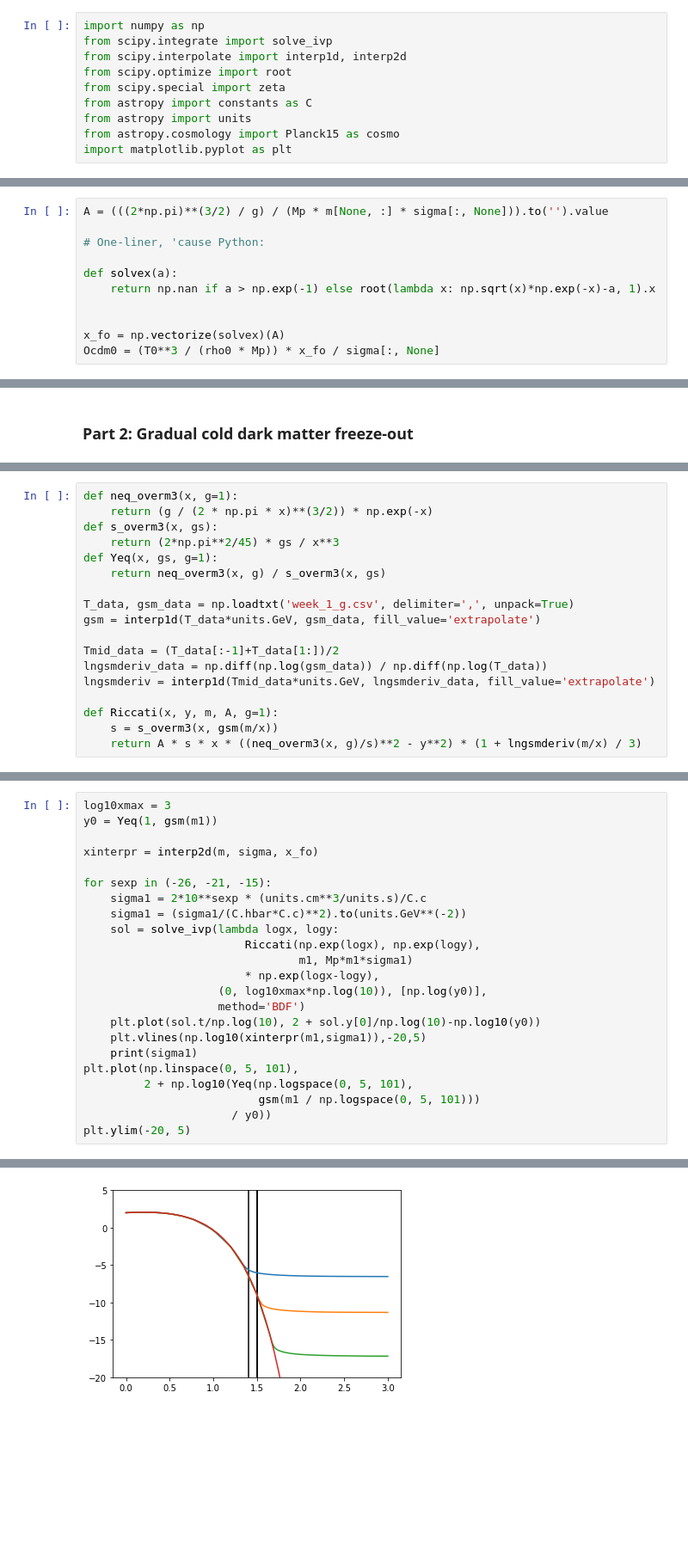
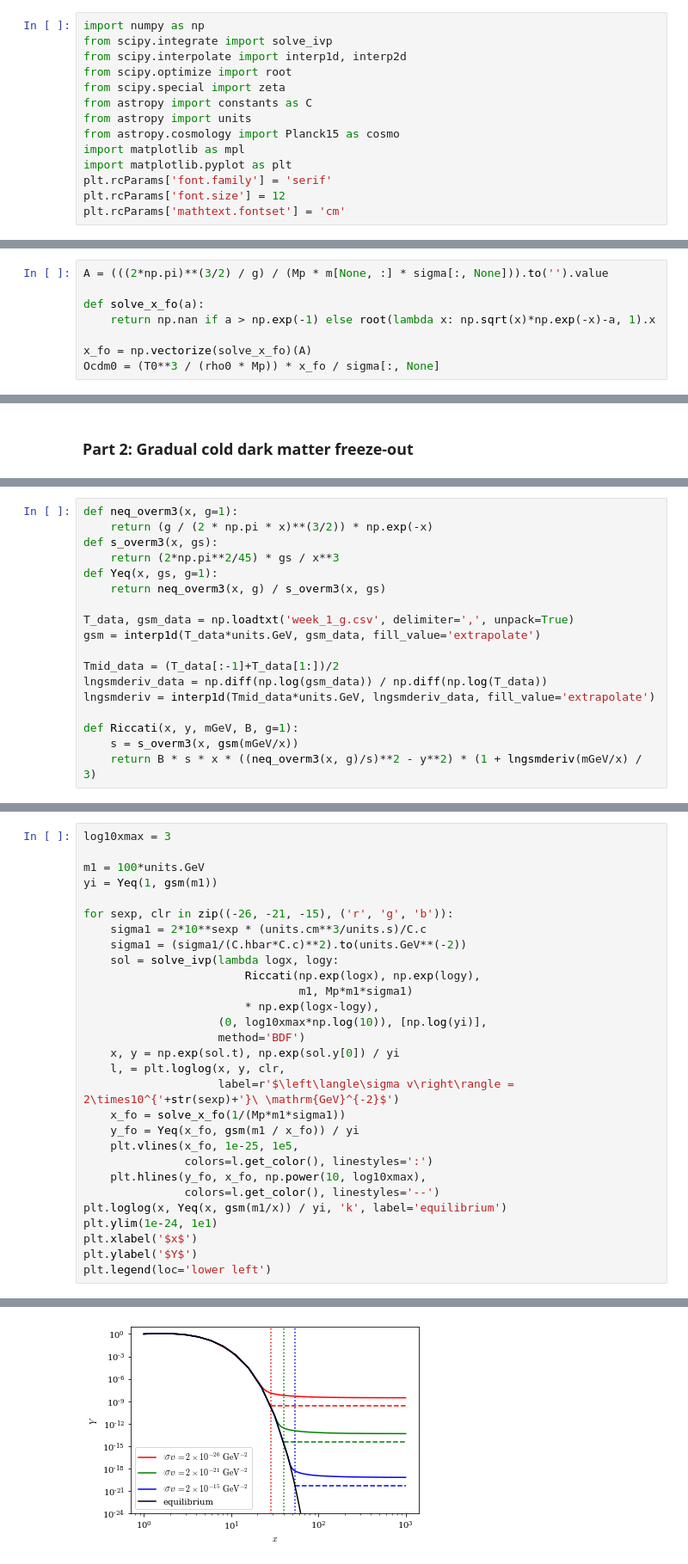
Before and after one commit to adam-coogan/gss19_sterile_nus, a Jupyter notebook: notebooks/week_1.ipynb, the cells around one changed output, grey strips where cells are left out. Shown at 86% size. Drawn from its saved outputs; the diff is of its cells as text; blank space fills up the shorter version.

```diff
--- a/notebooks/week_1.ipynb
+++ b/notebooks/week_1.ipynb
@@ -11,7 +11,11 @@ from scipy.special import zeta
 from astropy import constants as C
 from astropy import units
 from astropy.cosmology import Planck15 as cosmo
+import matplotlib as mpl
 import matplotlib.pyplot as plt
+plt.rcParams['font.family'] = 'serif'
+plt.rcParams['font.size'] = 12
+plt.rcParams['mathtext.fontset'] = 'cm'
 # %% [markdown]
 We will be working in mass units, so define some constants in $\mathrm{GeV}$ (that's not even a mass unit, btw...):
 # %%
@@ -70,12 +87,9 @@ $$\Omega_{\textrm{CDM}, 0} = \frac{T_0^3}{\rho_c M_p} \frac{x_{fo}}{\left\langle
 # %%
 A = (((2*np.pi)**(3/2) / g) / (Mp * m[None, :] * sigma[:, None])).to('').value
 
-# One-liner, 'cause Python:
-
-def solvex(a):
+def solve_x_fo(a):
     return np.nan if a > np.exp(-1) else root(lambda x: np.sqrt(x)*np.exp(-x)-a, 1).x
 
-
-x_fo = np.vectorize(solvex)(A)
+x_fo = np.vectorize(solve_x_fo)(A)
 Ocdm0 = (T0**3 / (rho0 * Mp)) * x_fo / sigma[:, None]
 # %%
@@ -123,6 +139,6 @@ Tmid_data = (T_data[:-1]+T_data[1:])/2
 lngsmderiv_data = np.diff(np.log(gsm_data)) / np.diff(np.log(T_data))
 lngsmderiv = interp1d(Tmid_data*units.GeV, lngsmderiv_data, fill_value='extrapolate')
 
-def Riccati(x, y, m, A, g=1):
-    s = s_overm3(x, gsm(m/x))
-    return A * s * x * ((neq_overm3(x, g)/s)**2 - y**2) * (1 + lngsmderiv(m/x) / 3)
+def Riccati(x, y, mGeV, B, g=1):
+    s = s_overm3(x, gsm(mGeV/x))
+    return B * s * x * ((neq_overm3(x, g)/s)**2 - y**2) * (1 + lngsmderiv(mGeV/x) / 3)
@@ -131,24 +147,30 @@ m1 = 100*units.GeV
 # %%
 log10xmax = 3
-y0 = Yeq(1, gsm(m1))
 
-xinterpr = interp2d(m, sigma, x_fo)
+m1 = 100*units.GeV
+yi = Yeq(1, gsm(m1))
 
-for sexp in (-26, -21, -15):
+for sexp, clr in zip((-26, -21, -15), ('r', 'g', 'b')):
     sigma1 = 2*10**sexp * (units.cm**3/units.s)/C.c
     sigma1 = (sigma1/(C.hbar*C.c)**2).to(units.GeV**(-2))
     sol = solve_ivp(lambda logx, logy:
                         Riccati(np.exp(logx), np.exp(logy),
                                 m1, Mp*m1*sigma1)
                         * np.exp(logx-logy),
-                    (0, log10xmax*np.log(10)), [np.log(y0)],
+                    (0, log10xmax*np.log(10)), [np.log(yi)],
                     method='BDF')
-    plt.plot(sol.t/np.log(10), 2 + sol.y[0]/np.log(10)-np.log10(y0))
-    plt.vlines(np.log10(xinterpr(m1,sigma1)),-20,5)
-    print(sigma1)
-plt.plot(np.linspace(0, 5, 101),
-         2 + np.log10(Yeq(np.logspace(0, 5, 101),
-                          gsm(m1 / np.logspace(0, 5, 101)))
-                      / y0))
-plt.ylim(-20, 5)
+    x, y = np.exp(sol.t), np.exp(sol.y[0]) / yi
+    l, = plt.loglog(x, y, clr,
+                    label=r'$\left\langle\sigma v\right\rangle = 2\times10^{'+str(sexp)+'}\ \mathrm{GeV}^{-2}$')
+    x_fo = solve_x_fo(1/(Mp*m1*sigma1))
+    y_fo = Yeq(x_fo, gsm(m1 / x_fo)) / yi
+    plt.vlines(x_fo, 1e-25, 1e5,
+               colors=l.get_color(), linestyles=':')
+    plt.hlines(y_fo, x_fo, np.power(10, log10xmax),
+               colors=l.get_color(), linestyles='--')
+plt.loglog(x, Yeq(x, gsm(m1/x)) / yi, 'k', label='equilibrium')
+plt.ylim(1e-24, 1e1)
+plt.xlabel('$x$')
+plt.ylabel('$Y$')
+plt.legend(loc='lower left')
 # %% [output]
@@ -159,2 +178,2 @@ plt.ylim(-20, 5)
-[figure, old version]
+[figure, new version]
 # %%
```
Also changed, not shown: parts of 15 cells of this notebook.
